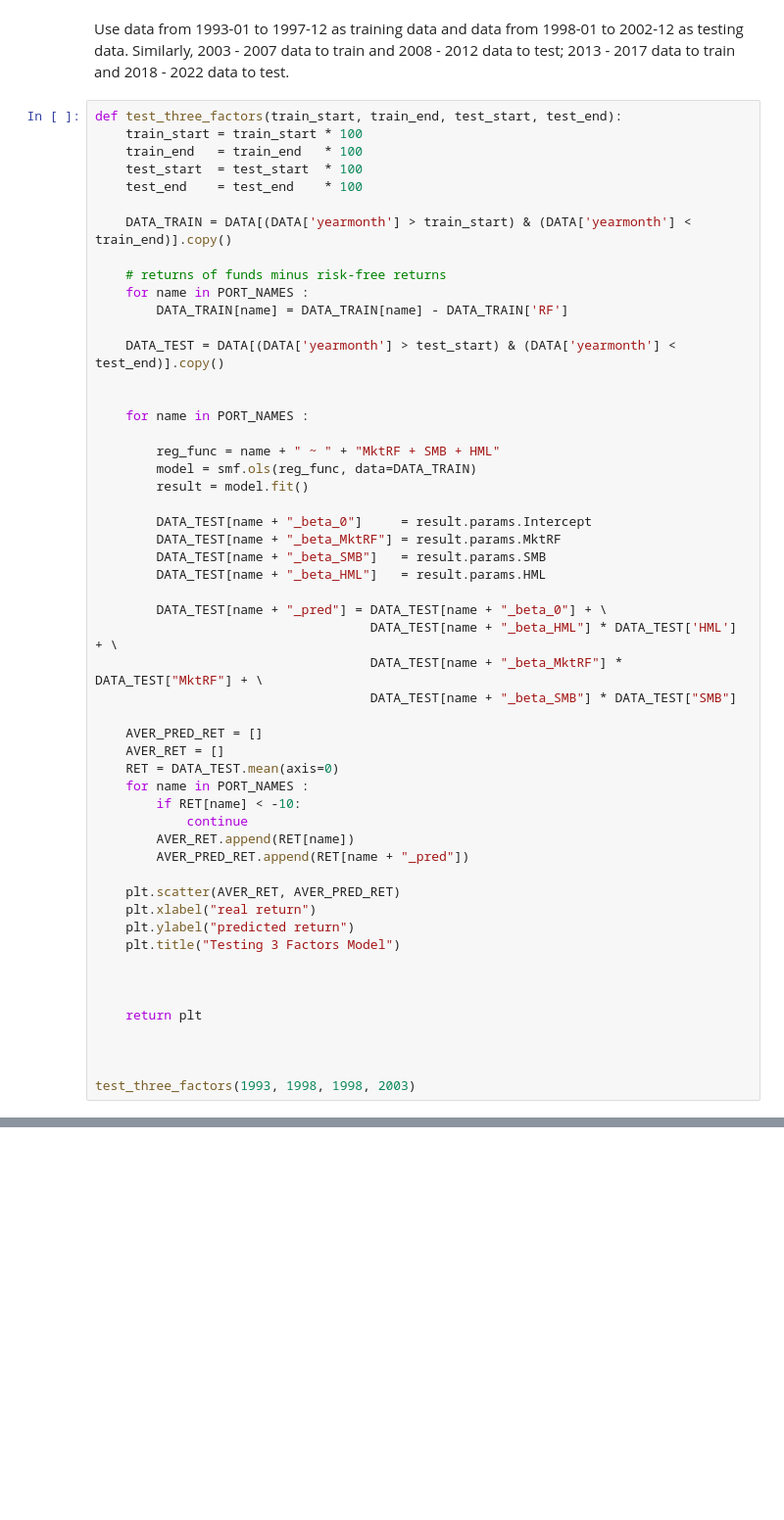
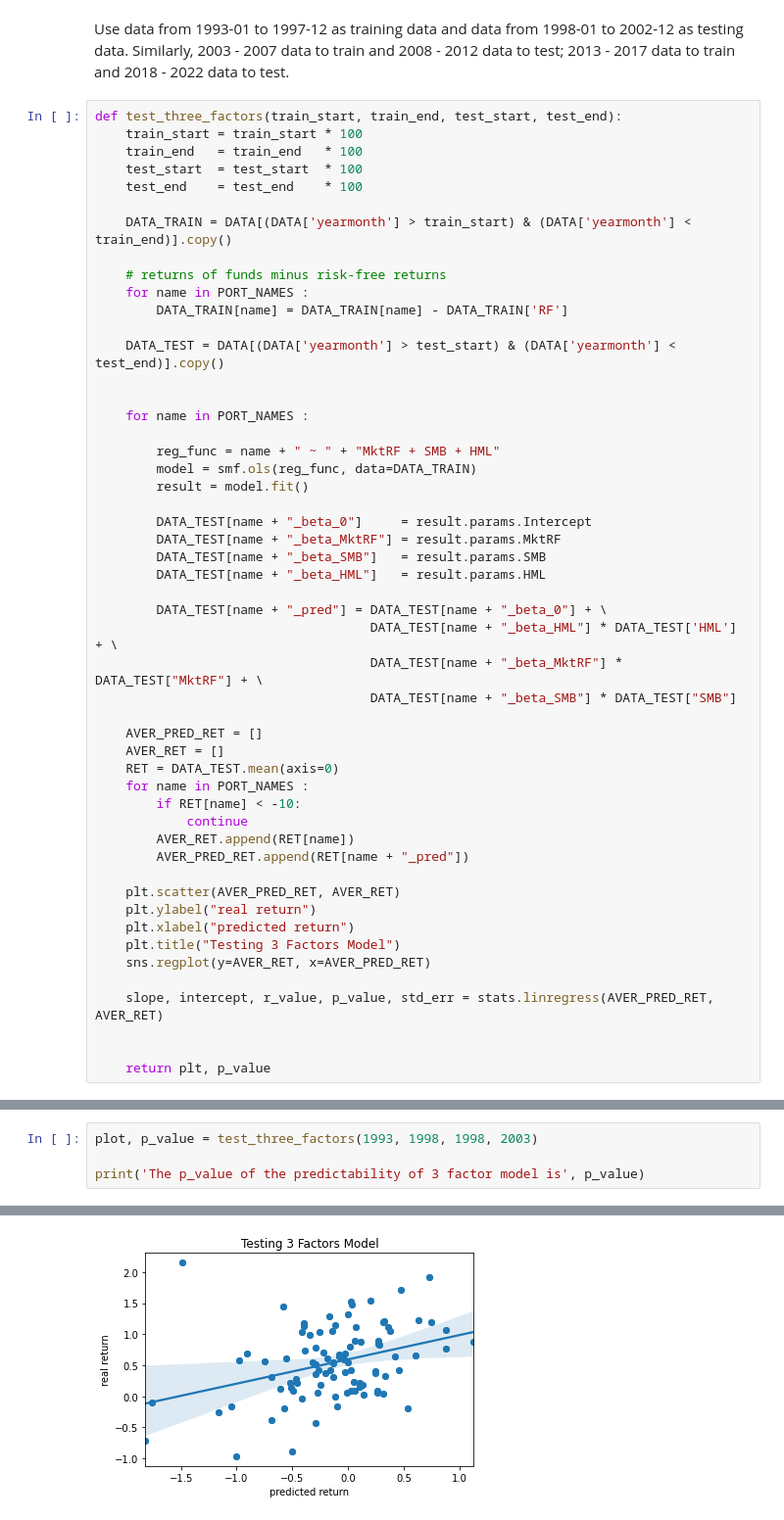
Before and after one commit to KaiKevinLiao/empirical-finance, a Jupyter notebook: ps3/Fama French 3 factors test.ipynb, the cells around one changed output, grey strips where cells are left out. Shown at 98% size. Cells and saved outputs as stored; diff of their text form; blank space fills up the shorter version.

```diff
--- a/ps3/Fama French 3 factors test.ipynb
+++ b/ps3/Fama French 3 factors test.ipynb
@@ -85,15 +79,13 @@ def test_three_factors(train_start, train_end, test_start, test_end):
         AVER_RET.append(RET[name])
         AVER_PRED_RET.append(RET[name + "_pred"])
 
-    plt.scatter(AVER_RET, AVER_PRED_RET)
-    plt.xlabel("real return")
-    plt.ylabel("predicted return")
+    plt.scatter(AVER_PRED_RET, AVER_RET)
+    plt.ylabel("real return")
+    plt.xlabel("predicted return")
     plt.title("Testing 3 Factors Model")
+    sns.regplot(y=AVER_RET, x=AVER_PRED_RET)
+
+    slope, intercept, r_value, p_value, std_err = stats.linregress(AVER_PRED_RET, AVER_RET)
 
 
-
-    return plt
-
-
-
-test_three_factors(1993, 1998, 1998, 2003)
+    return plt, p_value
@@ -102,0 +92,5 @@ test_three_factors(1993, 1998, 1998, 2003)
+# %%
+plot, p_value = test_three_factors(1993, 1998, 1998, 2003)
+
+print('The p_value of the predictability of 3 factor model is', p_value)
+# %% [output]
@@ -102,0 +98 @@ test_three_factors(1993, 1998, 1998, 2003)
+[figure, added]
```
Also changed, not shown: parts of 6 cells of this notebook.
